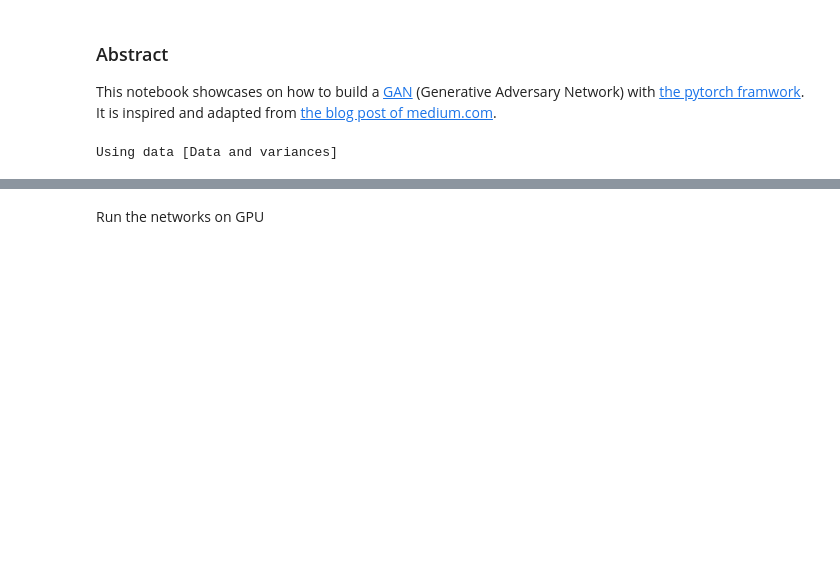
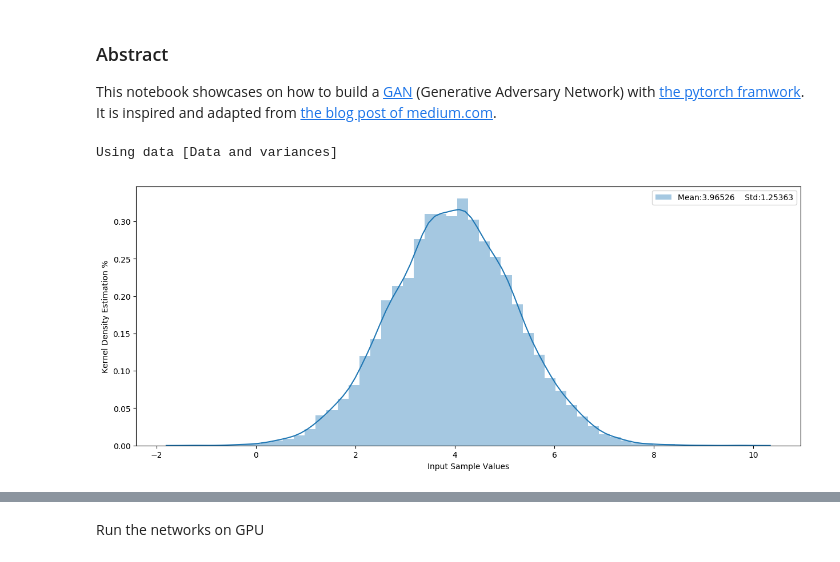
Before and after one commit to liaison/python, a Jupyter notebook: GAN_pytorch.ipynb, the cells around one changed output, grey strips where cells are left out. Saved outputs shown, nothing was run; the diff lists cells and outputs as text; code cells hidden in the pictures; blank space fills up the shorter version.

Commit message:
plot the expected sample distribution, and the input distribution of generator

```diff
--- a/GAN_pytorch.ipynb
+++ b/GAN_pytorch.ipynb
@@ -12,6 +12,15 @@ import torch.nn as nn
 import torch.nn.functional as F
 import torch.optim as optim
 from torch.autograd import Variable
+
+import seaborn as sns
+import matplotlib.pyplot as plt
+%matplotlib inline
+
+from matplotlib.pylab import rcParams
+rcParams['figure.figsize'] = 15,6
+rcParams['figure.dpi'] = 100
+rcParams['savefig.dpi'] = 100
 # %%
 # ##### DATA: Target data and generator input data
 
@@ -108,3 +117,15 @@ criterion = nn.BCELoss()
 
 d_optimizer = optim.Adam(D.parameters(), lr=d_learning_rate, betas=optim_betas)
 g_optimizer = optim.Adam(G.parameters(), lr=g_learning_rate, betas=optim_betas)
+# %%
+
+input_samples = d_sampler(10000).numpy()[0]
+
+legend = "Mean:" + str(input_samples.mean()) + \
+         "    Std:" + str(input_samples.std())
+
+ax = sns.distplot(input_samples, kde=True, label=legend, axlabel='Input Sample Values')
+ax.set_ylabel("Kernel Density Estimation %")
+_ = ax.legend()
+# %% [output]
+[figure, added]
```
Also changed, not shown: parts of 1 cell of this notebook.
